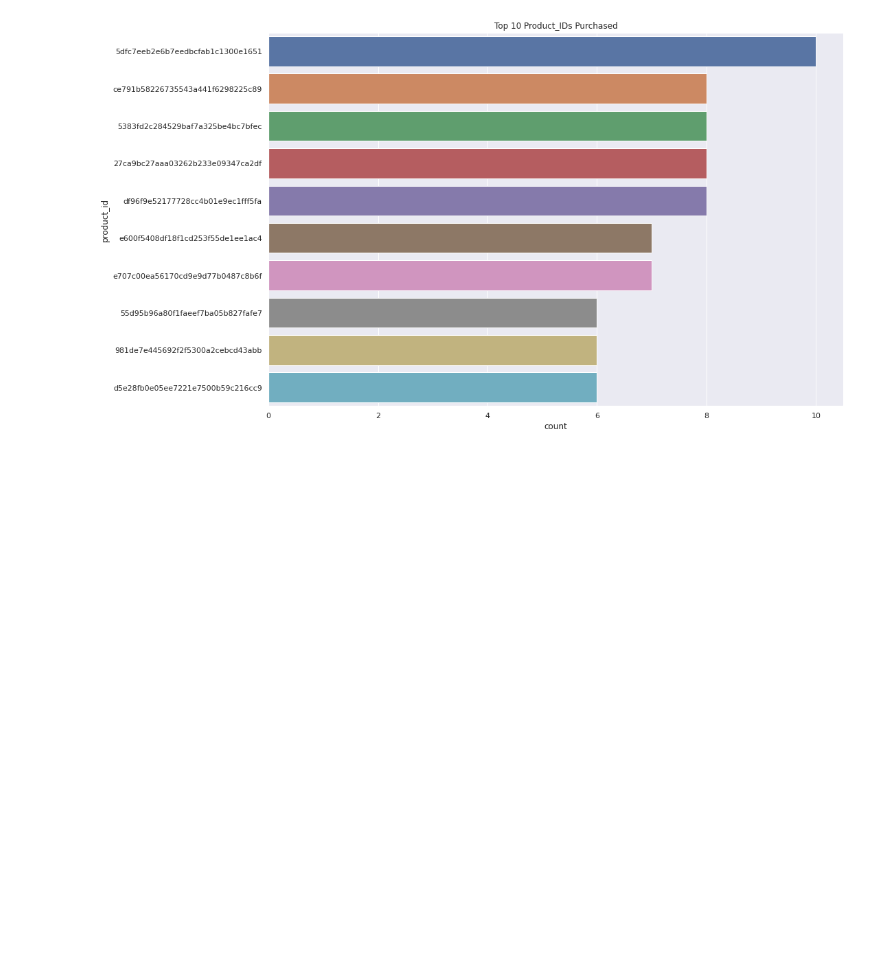
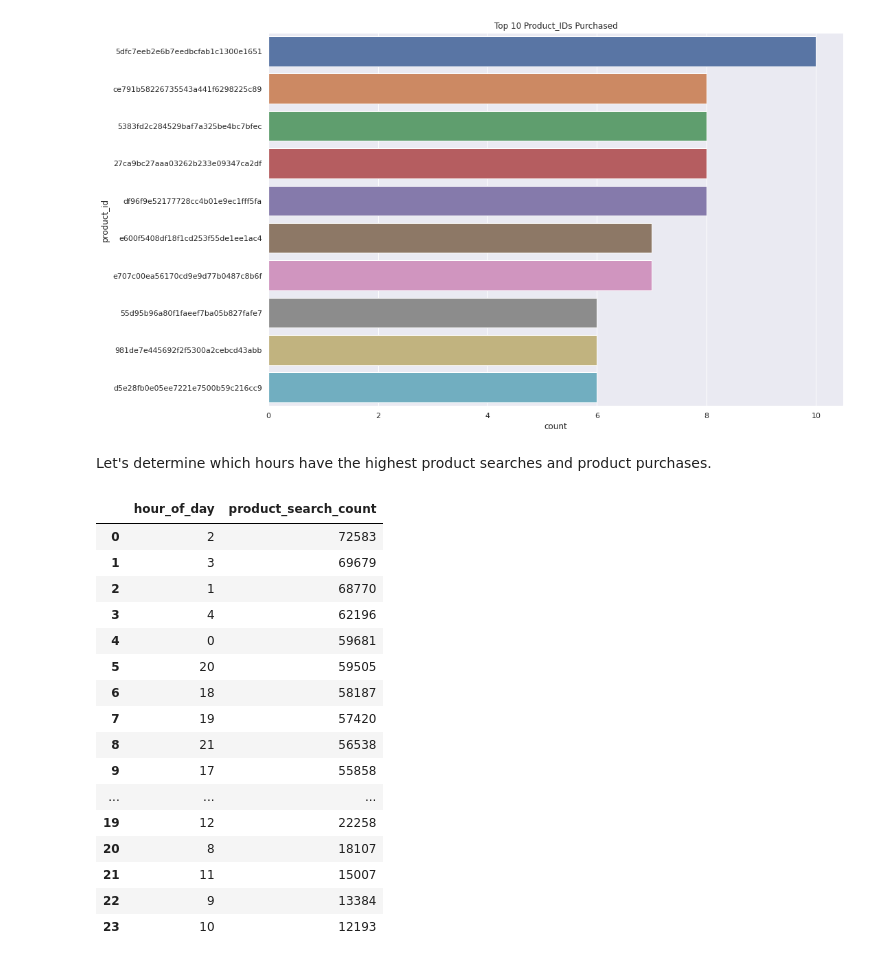
Before and after one commit to ROARMarketingConcepts/Data-Analysis-Projects, a Jupyter notebook: Lilly_ai_Take_Home_Test_Ken_Wood.ipynb, the cells around one changed output. Cells and saved outputs as stored; diff of their text form; code cells hidden in the pictures; blank space fills up the shorter version.

```diff
--- a/Lilly_ai_Take_Home_Test_Ken_Wood.ipynb
+++ b/Lilly_ai_Take_Home_Test_Ken_Wood.ipynb
@@ -233,3 +270,28 @@ ax.set_title('Top 10 Product_IDs Purchased')
 # %% [output]
 Text(0.5, 1.0, 'Top 10 Product_IDs Purchased')
 [figure]
+# %% [markdown]
+Let's determine which hours have the highest product searches and product purchases.
+# %%
+product_searches = df[df['event_code']==2]
+product_searches_by_hour = product_searches.groupby(['event_hour']).count().drop(['event_timestamp','user_id','product_id'],axis=1)\
+    .sort_values(by='event_code',ascending=False).reset_index().rename(columns={'event_hour':'hour_of_day','event_code':'product_search_count'})
+product_searches_by_hour.head(24)
+# %% [output]
+|  | hour_of_day | product_search_count |
+| 0 | 2 | 72583 |
+| 1 | 3 | 69679 |
+| 2 | 1 | 68770 |
+| 3 | 4 | 62196 |
+| 4 | 0 | 59681 |
+| 5 | 20 | 59505 |
+| 6 | 18 | 58187 |
+| 7 | 19 | 57420 |
+| 8 | 21 | 56538 |
+| 9 | 17 | 55858 |
+| ... | ... | ... |
+| 19 | 12 | 22258 |
+| 20 | 8 | 18107 |
+| 21 | 11 | 15007 |
+| 22 | 9 | 13384 |
+| 23 | 10 | 12193 |
```
Also changed, not shown: parts of 11 cells of this notebook.
